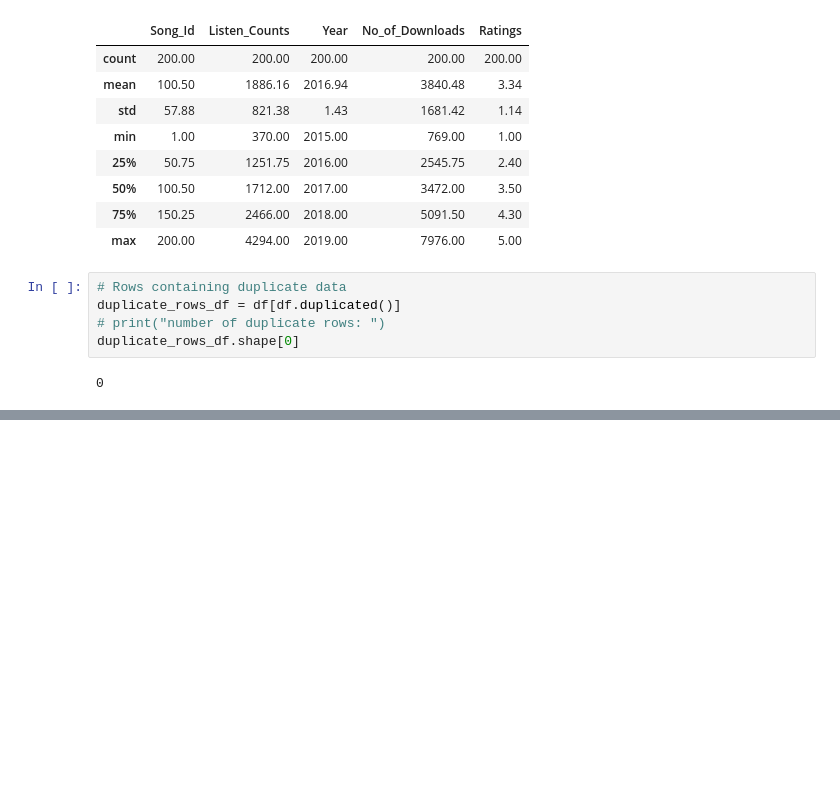
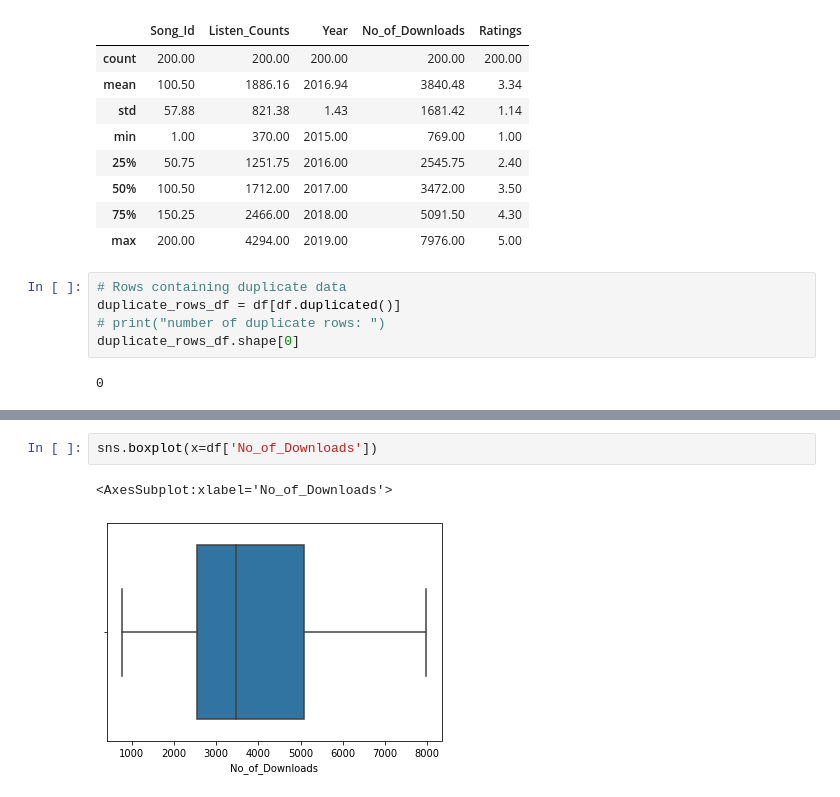
Before and after one commit to AzizDialloG/Project-Programming-for-Data-Analysis, a Jupyter notebook: Project - Programming for Data Analysis.ipynb, the cells around one changed output, grey strips where cells are left out. Saved outputs shown, nothing was run; the diff lists cells and outputs as text; blank space fills up the shorter version.

```diff
--- a/Project - Programming for Data Analysis.ipynb
+++ b/Project - Programming for Data Analysis.ipynb
@@ -193,0 +216,5 @@ duplicate_rows_df.shape[0]
+# %%
+sns.boxplot(x=df['No_of_Downloads'])
+# %% [output]
+<AxesSubplot:xlabel='No_of_Downloads'>
+[figure, added]
```
Also changed, not shown: parts of 10 cells of this notebook.
